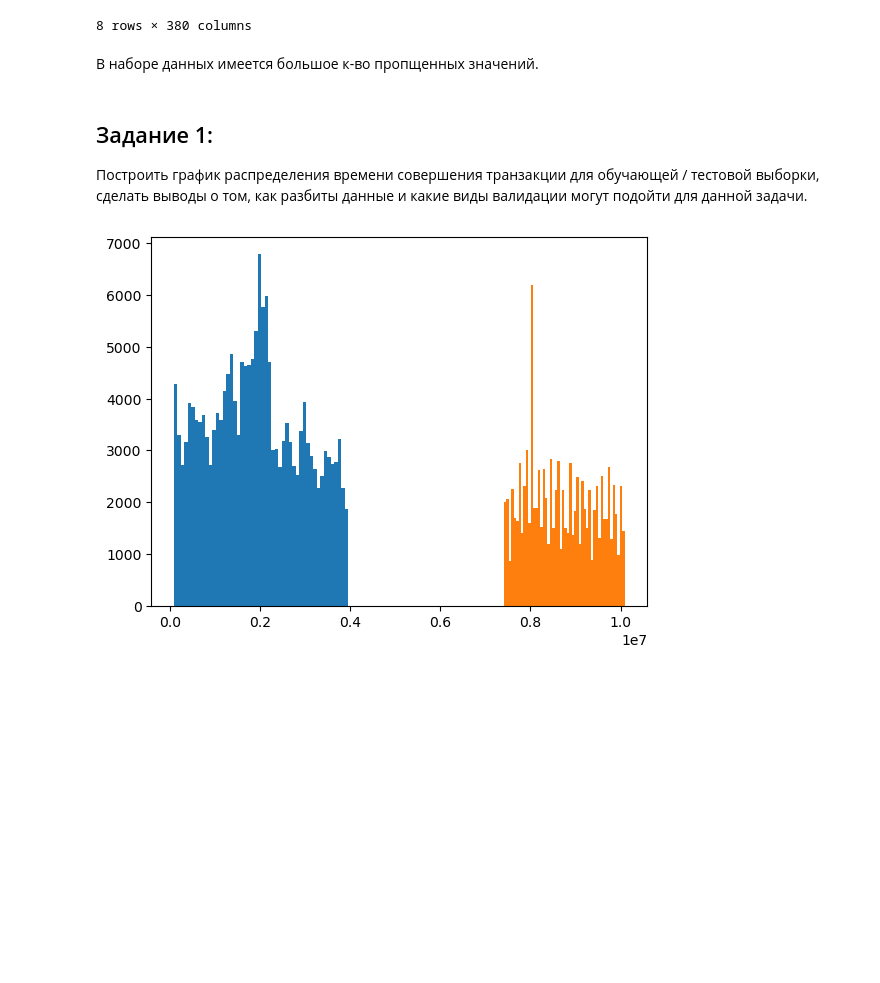
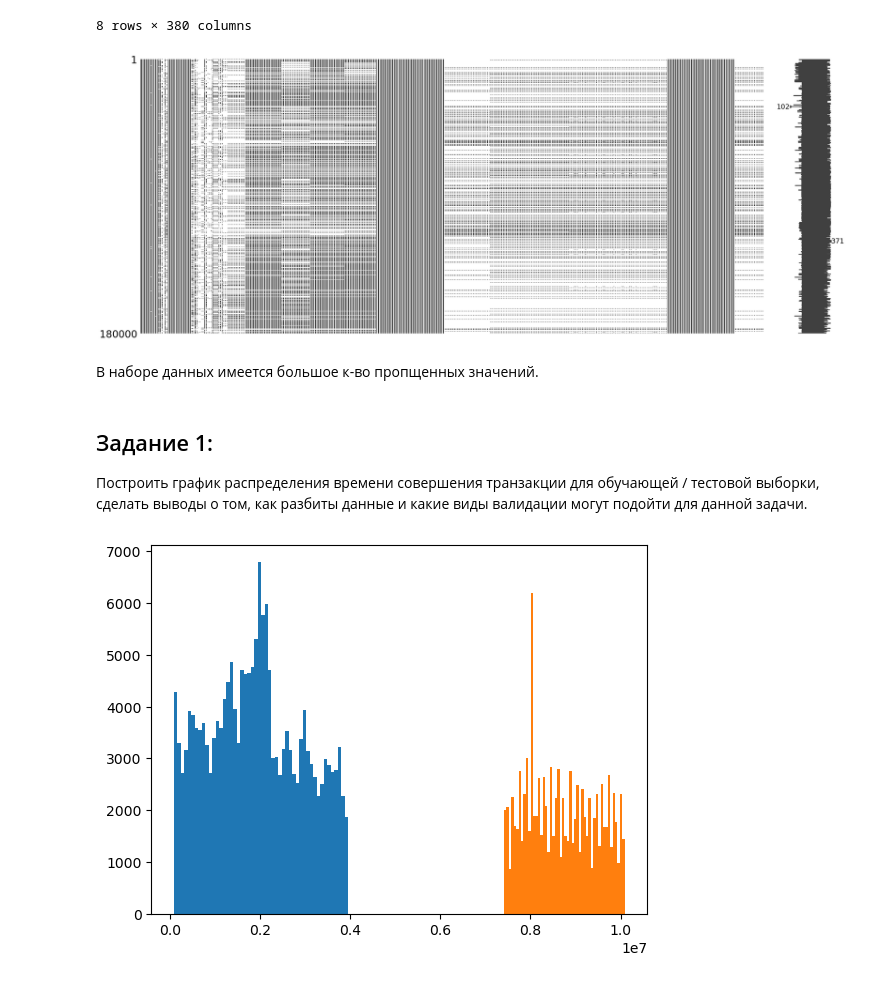
Before and after one commit to evelisko/GB_SDA_Kaggle, a Jupyter notebook: Lesson 2/HW_kaggle_Lesson_2.ipynb, the cells around one changed output. Cells and saved outputs as stored; diff of their text form; code cells hidden in the pictures; blank space fills up the shorter version.

```diff
--- a/Lesson 2/HW_kaggle_Lesson_2.ipynb
+++ b/Lesson 2/HW_kaggle_Lesson_2.ipynb
@@ -111,8 +111,10 @@ train_df.describe()
 | max | 3.166999e+06 | 1.000000 | 3.958317e+06 | 5278.950000 | 18396.000000 | 600.000000 | 231.000000 | 237.000000 | 540.000000 | ... |
 8 rows × 380 columns
 # %%
-# msno.matrix(train_df)
-# plt.show()
+msno.matrix(train_df)
+plt.show()
+# %% [output]
+[figure, added]
 # %% [markdown]
 В наборе данных имеется большое к-во пропщенных значений.
 # %% [markdown]
```
Also changed, not shown: parts of 26 cells of this notebook.
